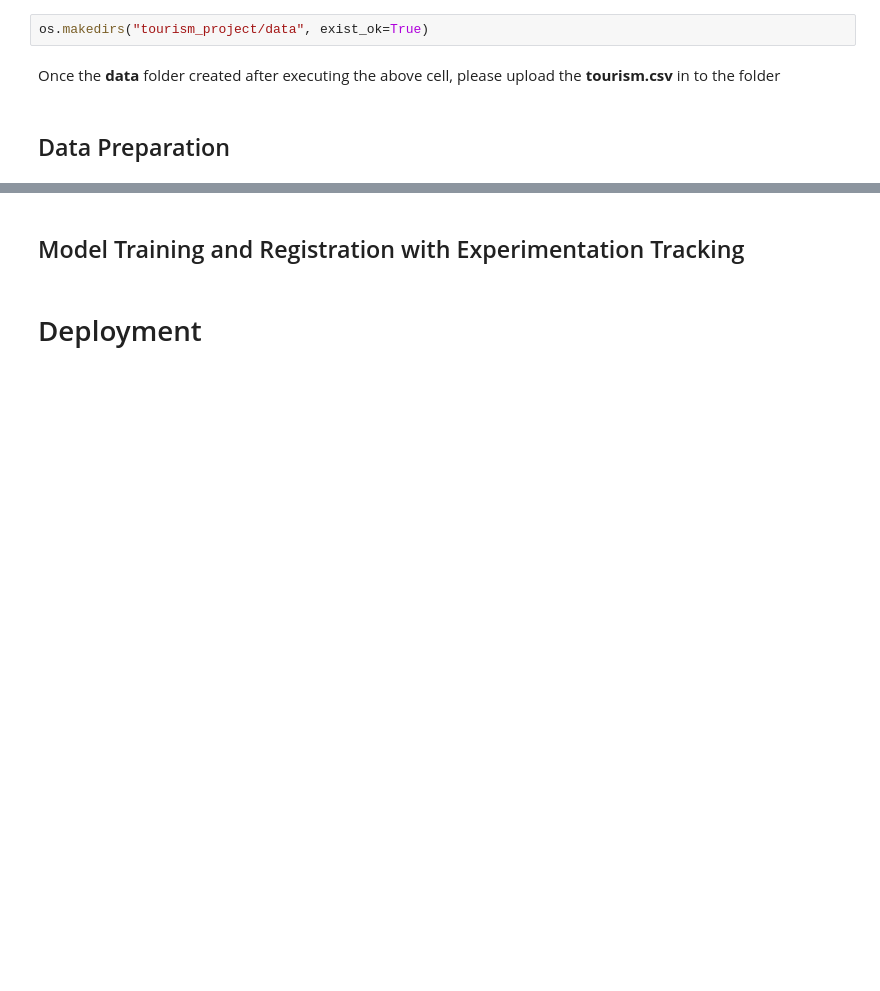
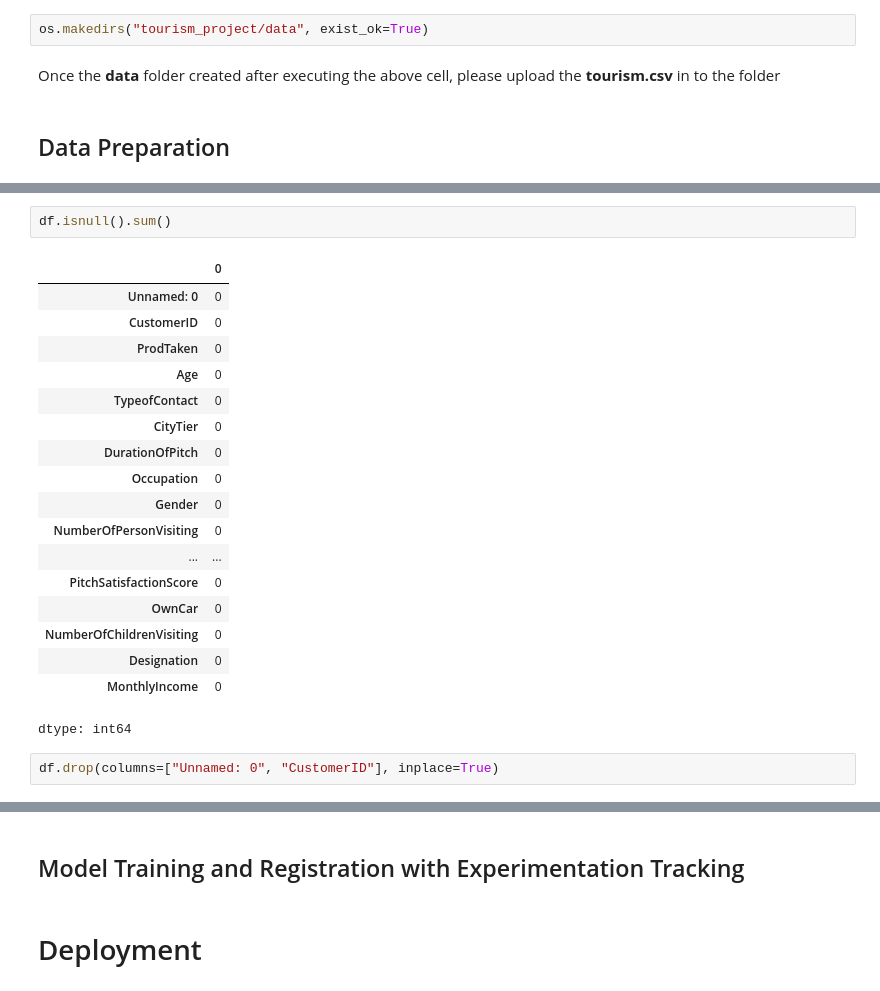
Before and after one commit to gayathrisridhar88-dot/tourism-mlops-project, a Jupyter notebook: notebooks/Gayathri_aml_and_mlops_project.ipynb, the cells around one changed output, grey strips where cells are left out. Cells and saved outputs as stored; diff of their text form; blank space fills up the shorter version.

```diff
--- a/notebooks/Gayathri_aml_and_mlops_project.ipynb
+++ b/notebooks/Gayathri_aml_and_mlops_project.ipynb
@@ -57,0 +121,23 @@ Once the **data** folder created after executing the above cell, please upload t
+# %%
+df.isnull().sum()
+# %% [output]
+|  | 0 |
+| Unnamed: 0 | 0 |
+| CustomerID | 0 |
+| ProdTaken | 0 |
+| Age | 0 |
+| TypeofContact | 0 |
+| CityTier | 0 |
+| DurationOfPitch | 0 |
+| Occupation | 0 |
+| Gender | 0 |
+| NumberOfPersonVisiting | 0 |
+| ... | ... |
+| PitchSatisfactionScore | 0 |
+| OwnCar | 0 |
+| NumberOfChildrenVisiting | 0 |
+| Designation | 0 |
+| MonthlyIncome | 0 |
+dtype: int64
+# %%
+df.drop(columns=["Unnamed: 0", "CustomerID"], inplace=True)
```
Also changed, not shown: parts of 11 cells of this notebook.
